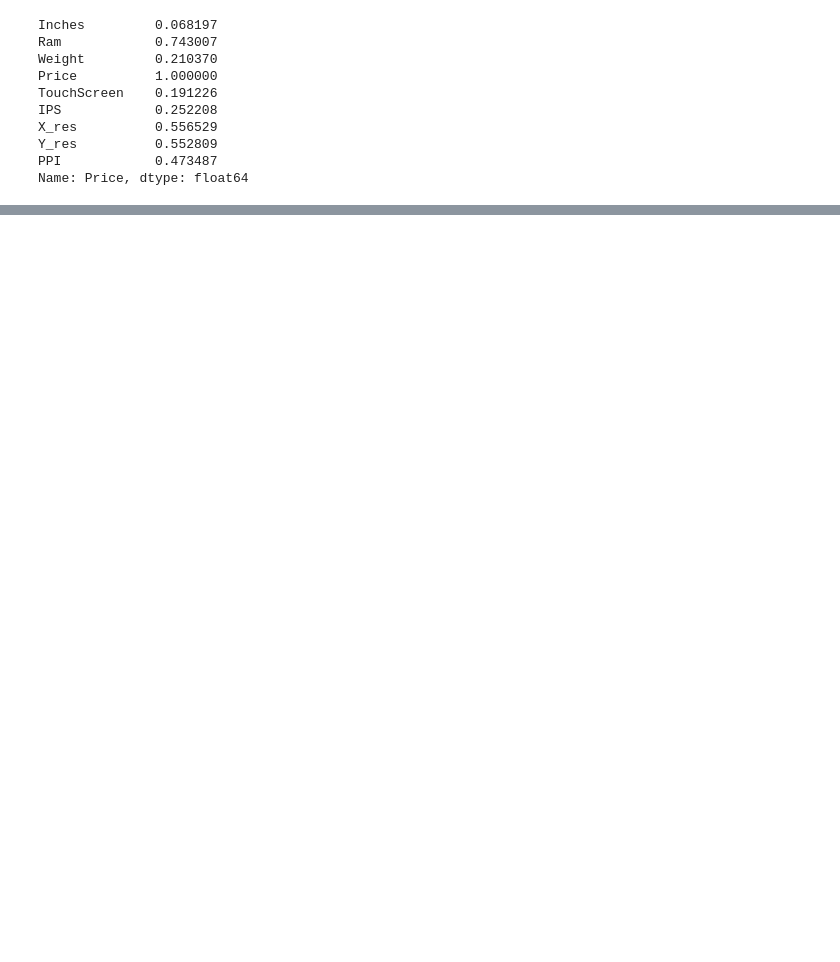
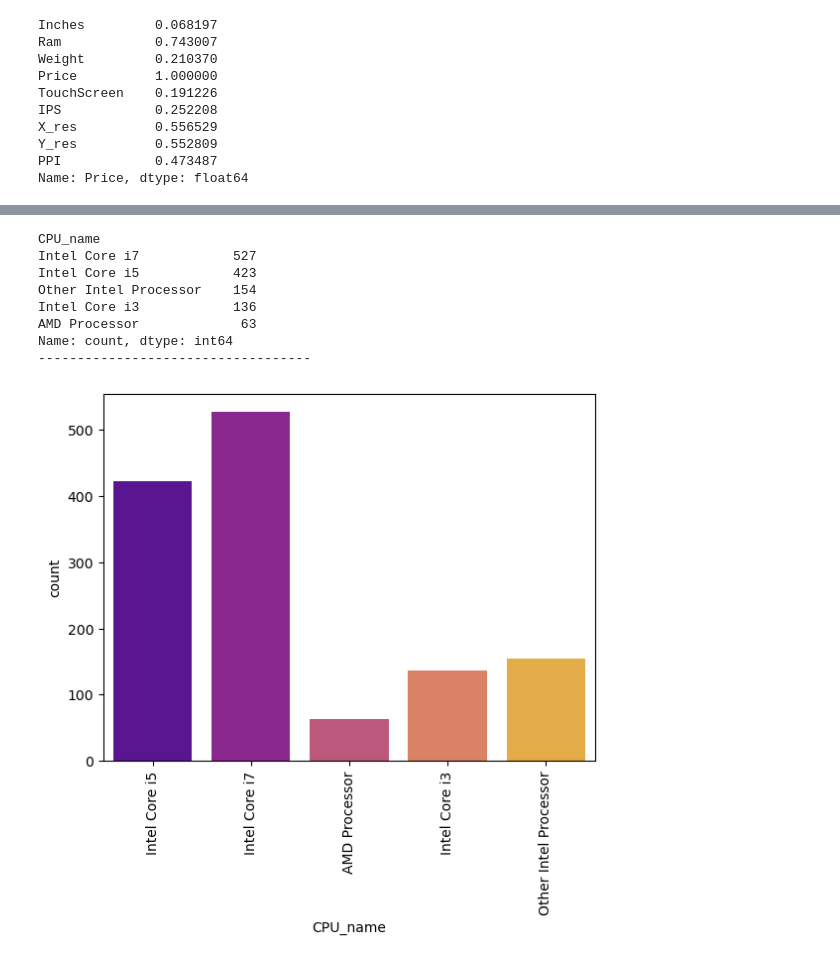
Before and after one commit to devloopcode/laptop_price_predictor, a Jupyter notebook: laptop_price_predicted.ipynb, the cells around one changed output, grey strips where cells are left out. Cells and saved outputs as stored; diff of their text form; code cells hidden in the pictures; blank space fills up the shorter version.

Commit message:
add feature engineering and enhanced exploratory data analysis to notebook and documentation

```diff
--- a/laptop_price_predicted.ipynb
+++ b/laptop_price_predicted.ipynb
@@ -393,3 +393,6 @@ X_res          0.556529
 Y_res          0.552809
 PPI            0.473487
 Name: Price, dtype: float64
+# %%
+df.drop(columns=['TouchScreen', 'X_res', 'Y_res', 'Inches'], inplace=True)
+df.head()
@@ -395,0 +406,3 @@ Name: Price, dtype: float64
+# %%
+CPU_COL = 'Cpu'
+df[CPU_COL].value_counts()
@@ -395,0 +423,3 @@ Name: Price, dtype: float64
+# %%
+df['CPU_name'] = df[CPU_COL].apply(lambda text: " ".join(text.split()[:3]))
+df.head()
@@ -395,0 +433,13 @@ Name: Price, dtype: float64
+# %%
+def processor_type(text):
+    if text == 'Intel Core i7' or text == 'Intel Core i5' or text == 'Intel Core i3':
+        return text
+
+    else:
+        if text.split()[0] == 'Intel':
+            return 'Other Intel Processor'
+        else:
+            return 'AMD Processor'
+
+df['CPU_name'] = df['CPU_name'].apply(lambda text: processor_type(text))
+df.tail()
@@ -395,0 +453,16 @@ Name: Price, dtype: float64
+# %%
+sns.countplot(data=df, x='CPU_name', hue='CPU_name', palette='plasma', legend=False)
+print(df['CPU_name'].value_counts())
+print('-'*35)
+plt.xticks(rotation=90)
+plt.show()
+# %% [output]
+CPU_name
+Intel Core i7            527
+Intel Core i5            423
+Other Intel Processor    154
+Intel Core i3            136
+AMD Processor             63
+Name: count, dtype: int64
+-----------------------------------
+[figure, added]
```
Also changed, not shown: parts of 6 cells of this notebook, 1 other file.
